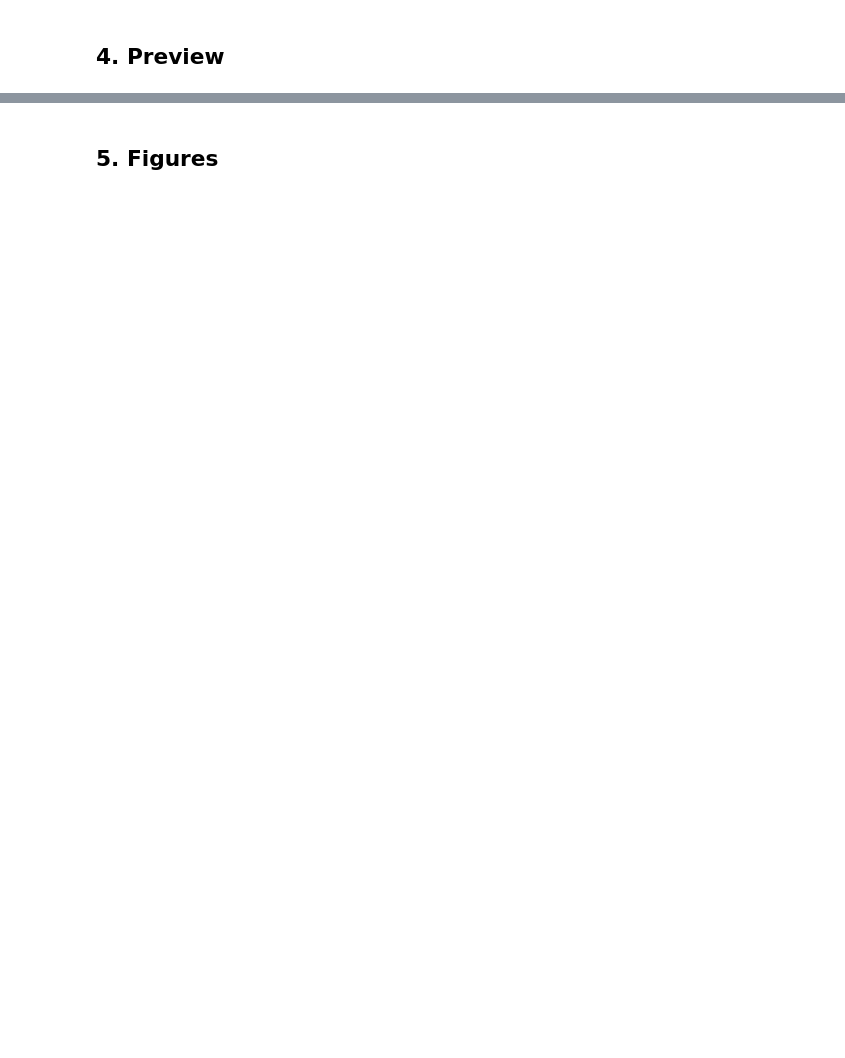
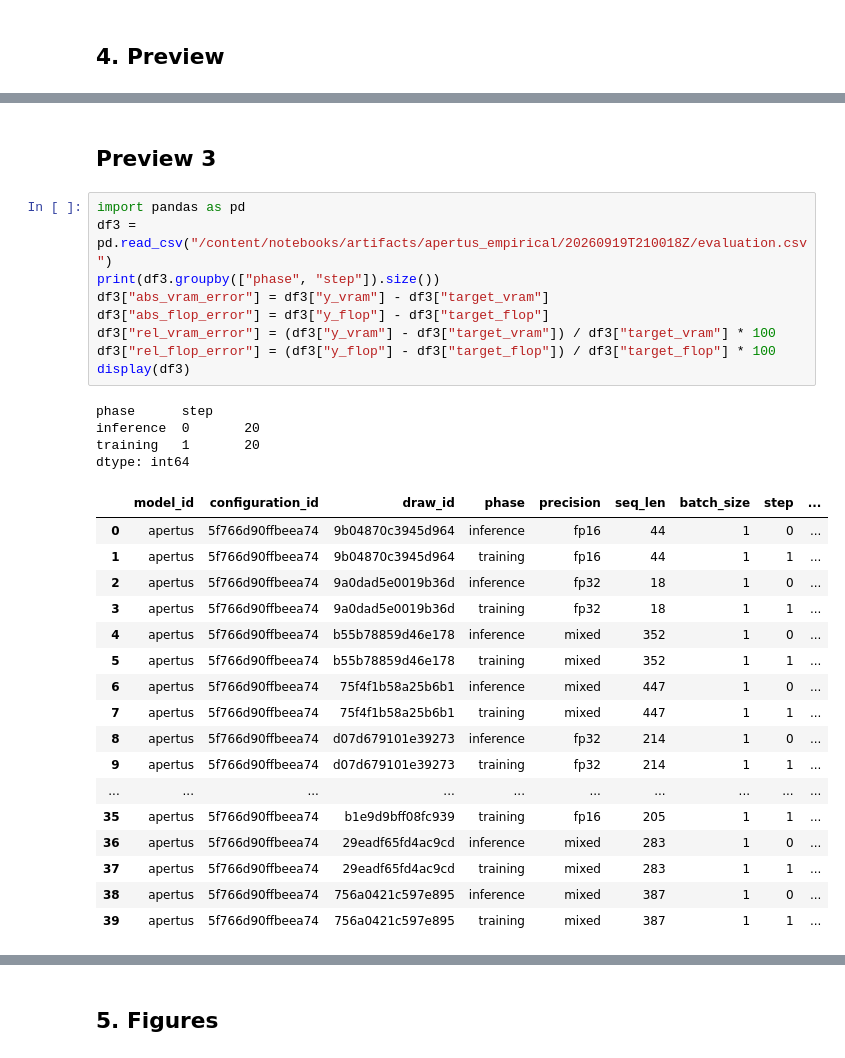
Before and after one commit to RobinGirardin/zepto, a Jupyter notebook: notebooks/apertus_empirical.ipynb, the cells around one changed output, grey strips where cells are left out. Saved outputs shown, nothing was run; the diff lists cells and outputs as text; blank space fills up the shorter version.

```diff
--- a/notebooks/apertus_empirical.ipynb
+++ b/notebooks/apertus_empirical.ipynb
@@ -85,0 +459,33 @@ print(df.groupby(["phase", "step"]).size())
+# %% [markdown]
+## Preview 3
+# %%
+import pandas as pd
+df3 = pd.read_csv("/content/notebooks/artifacts/apertus_empirical/20260919T210018Z/evaluation.csv")
+print(df3.groupby(["phase", "step"]).size())
+df3["abs_vram_error"] = df3["y_vram"] - df3["target_vram"]
+df3["abs_flop_error"] = df3["y_flop"] - df3["target_flop"]
+df3["rel_vram_error"] = (df3["y_vram"] - df3["target_vram"]) / df3["target_vram"] * 100
+df3["rel_flop_error"] = (df3["y_flop"] - df3["target_flop"]) / df3["target_flop"] * 100
+display(df3)
+# %% [output]
+phase      step
+inference  0       20
+training   1       20
+dtype: int64
+|  | model_id | configuration_id | draw_id | phase | precision | seq_len | batch_size | step | ... |
+| 0 | apertus | 5f766d90ffbeea74 | 9b04870c3945d964 | inference | fp16 | 44 | 1 | 0 | ... |
+| 1 | apertus | 5f766d90ffbeea74 | 9b04870c3945d964 | training | fp16 | 44 | 1 | 1 | ... |
+| 2 | apertus | 5f766d90ffbeea74 | 9a0dad5e0019b36d | inference | fp32 | 18 | 1 | 0 | ... |
+| 3 | apertus | 5f766d90ffbeea74 | 9a0dad5e0019b36d | training | fp32 | 18 | 1 | 1 | ... |
+| 4 | apertus | 5f766d90ffbeea74 | b55b78859d46e178 | inference | mixed | 352 | 1 | 0 | ... |
+| 5 | apertus | 5f766d90ffbeea74 | b55b78859d46e178 | training | mixed | 352 | 1 | 1 | ... |
+| 6 | apertus | 5f766d90ffbeea74 | 75f4f1b58a25b6b1 | inference | mixed | 447 | 1 | 0 | ... |
+| 7 | apertus | 5f766d90ffbeea74 | 75f4f1b58a25b6b1 | training | mixed | 447 | 1 | 1 | ... |
+| 8 | apertus | 5f766d90ffbeea74 | d07d679101e39273 | inference | fp32 | 214 | 1 | 0 | ... |
+| 9 | apertus | 5f766d90ffbeea74 | d07d679101e39273 | training | fp32 | 214 | 1 | 1 | ... |
+| ... | ... | ... | ... | ... | ... | ... | ... | ... | ... |
+| 35 | apertus | 5f766d90ffbeea74 | b1e9d9bff08fc939 | training | fp16 | 205 | 1 | 1 | ... |
+| 36 | apertus | 5f766d90ffbeea74 | 29eadf65fd4ac9cd | inference | mixed | 283 | 1 | 0 | ... |
+| 37 | apertus | 5f766d90ffbeea74 | 29eadf65fd4ac9cd | training | mixed | 283 | 1 | 1 | ... |
+| 38 | apertus | 5f766d90ffbeea74 | 756a0421c597e895 | inference | mixed | 387 | 1 | 0 | ... |
+| 39 | apertus | 5f766d90ffbeea74 | 756a0421c597e895 | training | mixed | 387 | 1 | 1 | ... |
```
Also changed, not shown: parts of 44 cells of this notebook.
